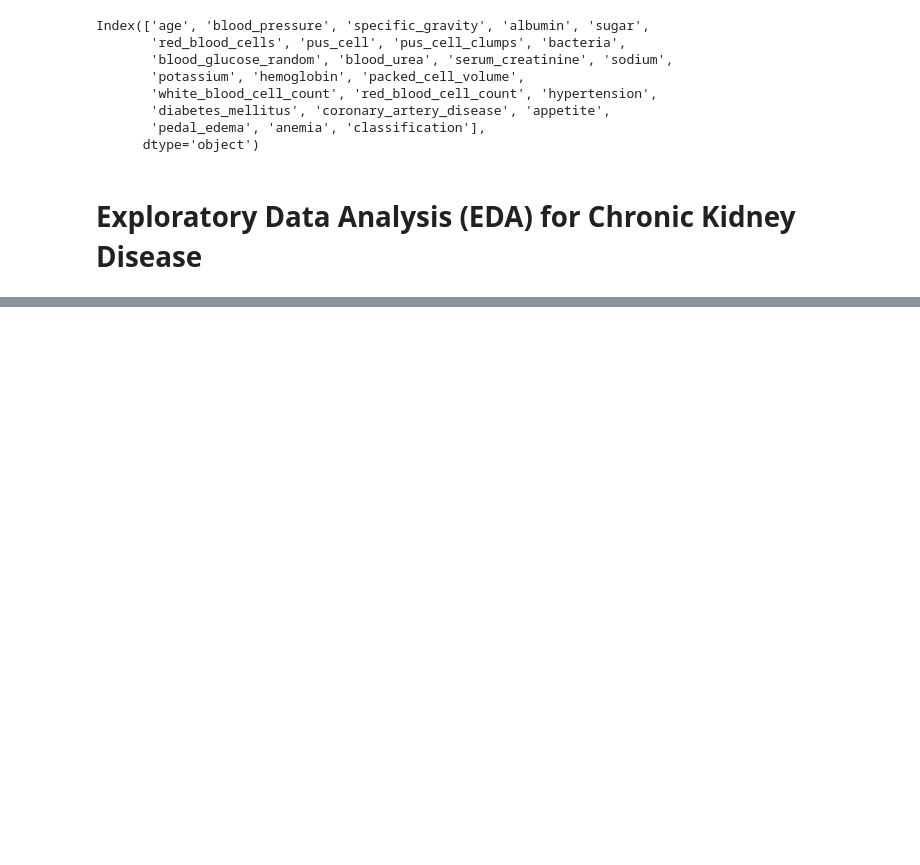
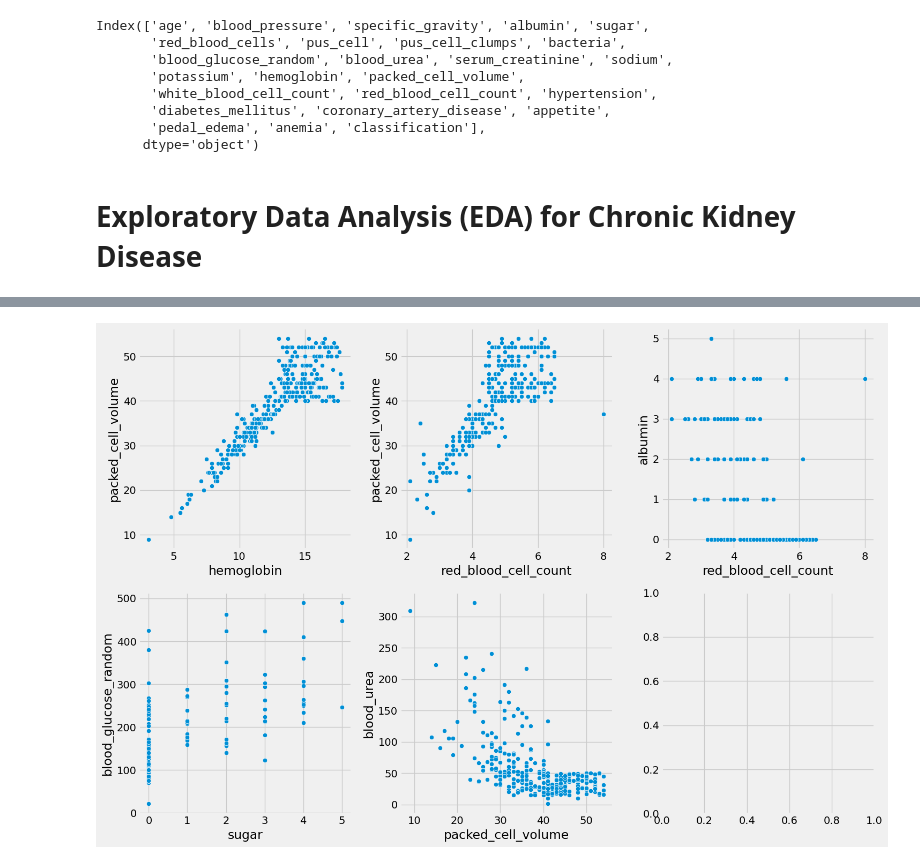
Before and after one commit to Bishwaprotapi/Chronic-kidney-disease-using-ML, a Jupyter notebook: Chronic kidney disease.ipynb, the cells around one changed output, grey strips where cells are left out. Saved outputs shown, nothing was run; the diff lists cells and outputs as text; code cells hidden in the pictures; blank space fills up the shorter version.

```diff
--- a/Chronic kidney disease.ipynb
+++ b/Chronic kidney disease.ipynb
@@ -330,0 +371,11 @@ KeyError: 'class'
+# %%
+fig, axs = plt.subplots(2, 3, figsize=(15, 10))
+sns.scatterplot(data=df, x='hemoglobin', y='packed_cell_volume', ax=axs[0, 0])
+sns.scatterplot(data=df, x='red_blood_cell_count', y='packed_cell_volume', ax=axs[0, 1])
+sns.scatterplot(data=df, x='red_blood_cell_count', y='albumin', ax=axs[0, 2])
+sns.scatterplot(data=df, x='sugar', y='blood_glucose_random', ax=axs[1, 0])
+sns.scatterplot(data=df, x='packed_cell_volume', y='blood_urea', ax=axs[1, 1])
+plt.tight_layout()
+plt.show()
+# %% [output]
+[figure, added]
```
Also changed, not shown: parts of 31 cells of this notebook, 18 other files.
